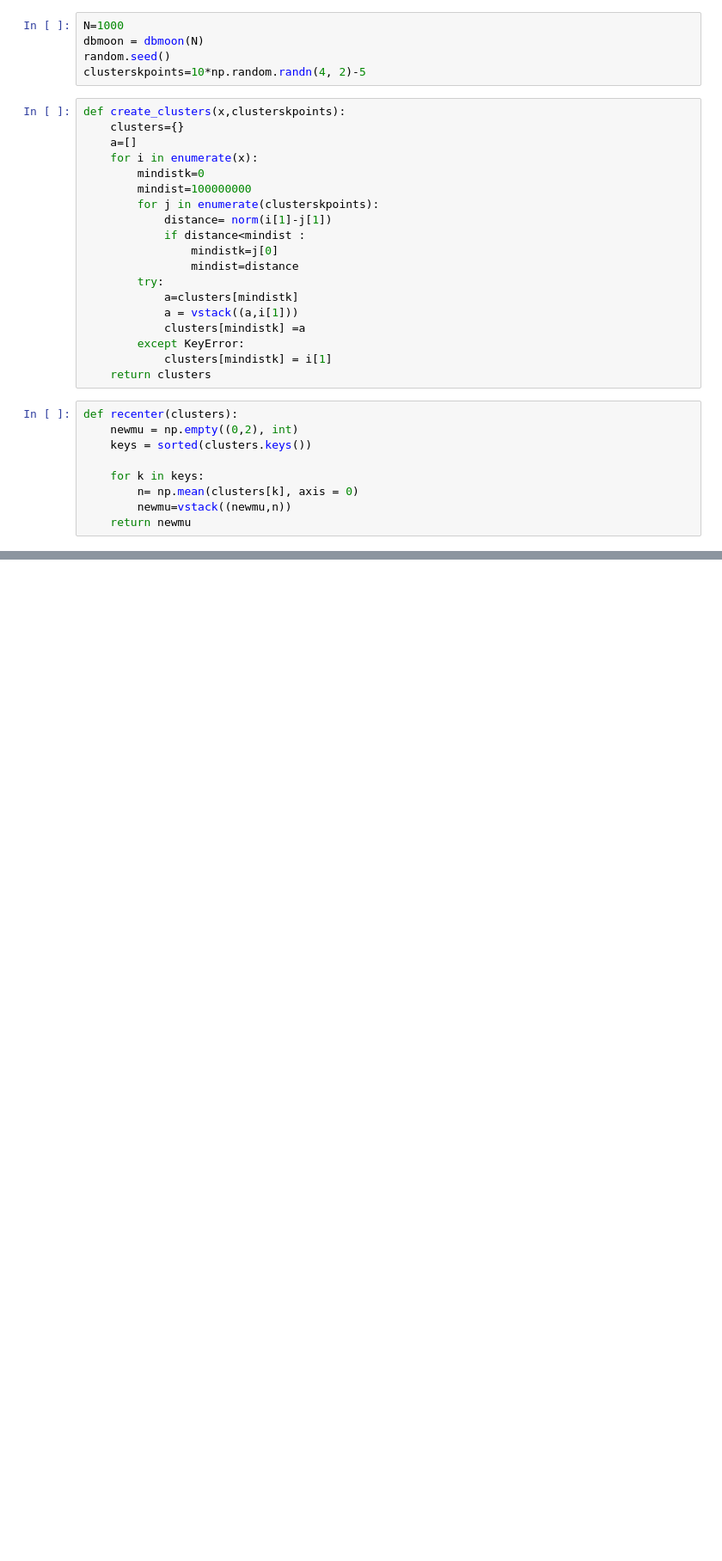
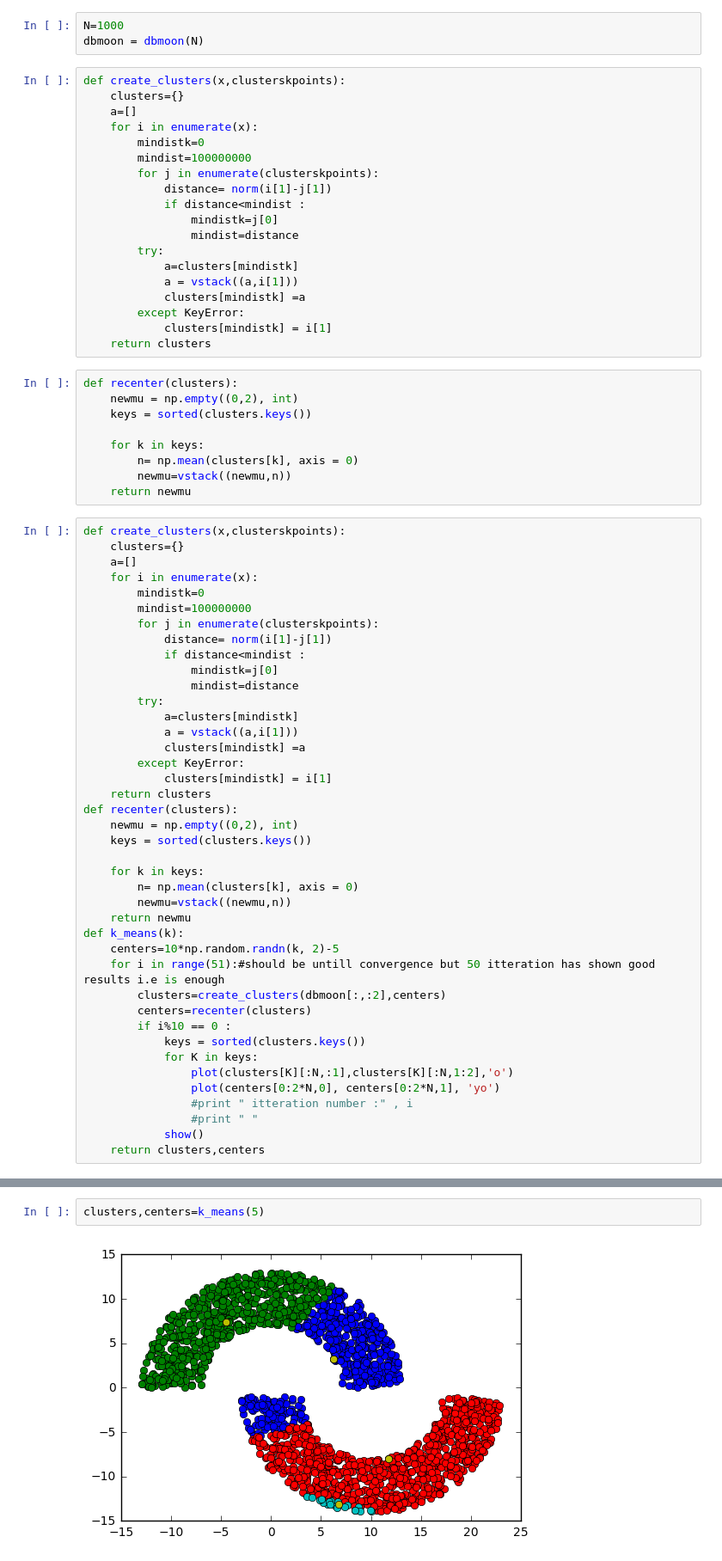
Before and after one commit to wale-edx/Neural-Networks, a Jupyter notebook: Notebooks/k-means.ipynb, the cells around one changed output, grey strips where cells are left out. Shown at 86% size. Drawn from its saved outputs; the diff is of its cells as text; blank space fills up the shorter version.

Commit message:
Adding moreorgnized functions to calculate the clusters

```diff
--- a/Notebooks/k-means.ipynb
+++ b/Notebooks/k-means.ipynb
@@ -72,8 +73,6 @@ def dbmoon(N=1000, d=1, r=10, w=6):
 # %%
 N=1000
 dbmoon = dbmoon(N)
-random.seed()
-clusterskpoints=10*np.random.randn(4, 2)-5
 # %%
 def create_clusters(x,clusterskpoints):
     clusters={}
@@ -102,6 +101,47 @@ def recenter(clusters):
         n= np.mean(clusters[k], axis = 0)
         newmu=vstack((newmu,n))
     return newmu
+# %%
+def create_clusters(x,clusterskpoints):
+    clusters={}
+    a=[]
+    for i in enumerate(x):
+        mindistk=0
+        mindist=100000000
+        for j in enumerate(clusterskpoints):
+            distance= norm(i[1]-j[1])
+            if distance<mindist :
+                mindistk=j[0]
+                mindist=distance
+        try:
+            a=clusters[mindistk]
+            a = vstack((a,i[1]))
+            clusters[mindistk] =a
+        except KeyError:
+            clusters[mindistk] = i[1]
+    return clusters
+def recenter(clusters):
+    newmu = np.empty((0,2), int)
+    keys = sorted(clusters.keys())
+
+    for k in keys:
+        n= np.mean(clusters[k], axis = 0)
+        newmu=vstack((newmu,n))
+    return newmu
+def k_means(k):
+    centers=10*np.random.randn(k, 2)-5
+    for i in range(51):#should be untill convergence but 50 itteration has shown good results i.e is enough
+        clusters=create_clusters(dbmoon[:,:2],centers)
+        centers=recenter(clusters)
+        if i%10 == 0 :
+            keys = sorted(clusters.keys())
+            for K in keys:
+                plot(clusters[K][:N,:1],clusters[K][:N,1:2],'o')
+                plot(centers[0:2*N,0], centers[0:2*N,1], 'yo')
+                #print " itteration number :" , i
+                #print " "
+            show()
+    return clusters,centers
 # %%
 plot(dbmoon[0:N,0], dbmoon[0:N,1], 'ro',dbmoon[N:,0], dbmoon[N:,1], 'go')
 show()
@@ -156,0 +150,4 @@ for K in keys:
+# %%
+clusters,centers=k_means(5)
+# %% [output]
+[figure, added]
```
Also changed, not shown: parts of 7 cells of this notebook.
